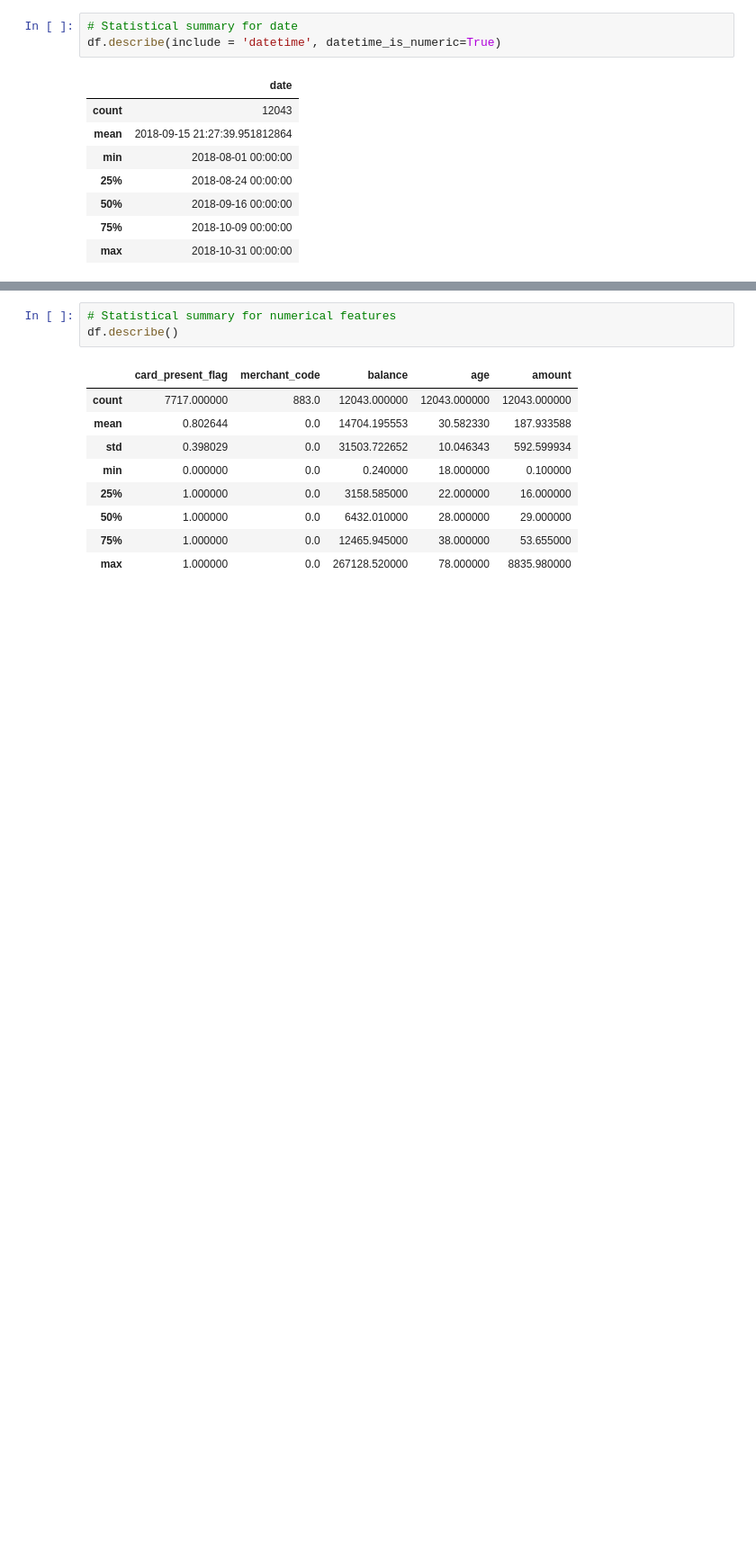
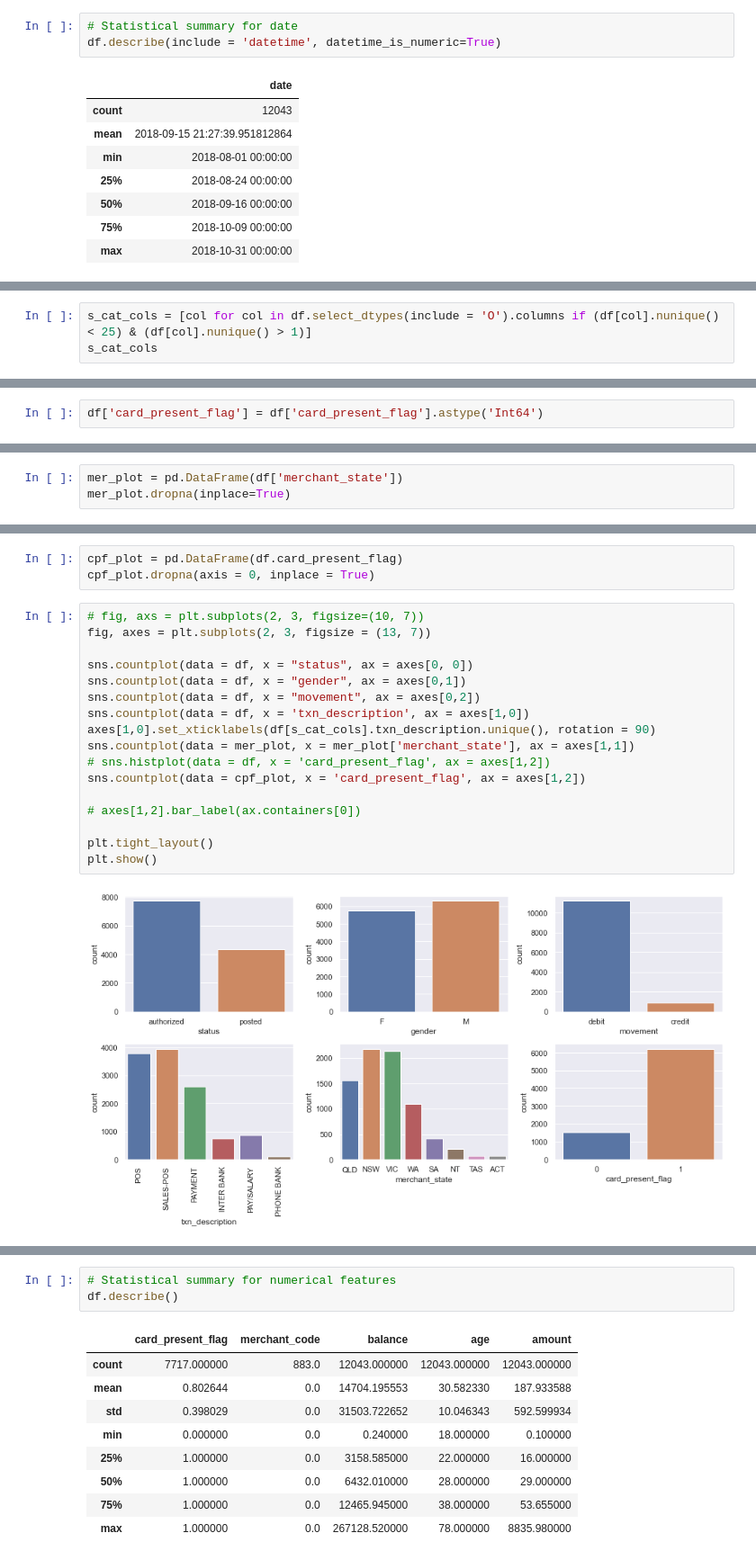
Before and after one commit to slothpunch/Portfolio, a Jupyter notebook: 4. Data@ANZ Virtual Internship Program/1_DataANZ_Virtual_Internship_Program.ipynb, the cells around one changed output, grey strips where cells are left out. Shown at 90% size. Cells and saved outputs as stored; diff of their text form; blank space fills up the shorter version.

```diff
--- a/4. Data@ANZ Virtual Internship Program/1_DataANZ_Virtual_Internship_Program.ipynb
+++ b/4. Data@ANZ Virtual Internship Program/1_DataANZ_Virtual_Internship_Program.ipynb
@@ -220,0 +225,3 @@ df.describe(include = 'object')
+# %%
+s_cat_cols = [col for col in df.select_dtypes(include = 'O').columns if (df[col].nunique() < 25) & (df[col].nunique() > 1)]
+s_cat_cols
@@ -220,0 +237,2 @@ df.describe(include = 'object')
+# %%
+df['card_present_flag'] = df['card_present_flag'].astype('Int64')
@@ -220,0 +241,3 @@ df.describe(include = 'object')
+# %%
+mer_plot = pd.DataFrame(df['merchant_state'])
+mer_plot.dropna(inplace=True)
@@ -220,0 +251,22 @@ df.describe(include = 'object')
+# %%
+cpf_plot = pd.DataFrame(df.card_present_flag)
+cpf_plot.dropna(axis = 0, inplace = True)
+# %%
+# fig, axs = plt.subplots(2, 3, figsize=(10, 7))
+fig, axes = plt.subplots(2, 3, figsize = (13, 7))
+
+sns.countplot(data = df, x = "status", ax = axes[0, 0])
+sns.countplot(data = df, x = "gender", ax = axes[0,1])
+sns.countplot(data = df, x = "movement", ax = axes[0,2])
+sns.countplot(data = df, x = 'txn_description', ax = axes[1,0])
+axes[1,0].set_xticklabels(df[s_cat_cols].txn_description.unique(), rotation = 90)
+sns.countplot(data = mer_plot, x = mer_plot['merchant_state'], ax = axes[1,1])
+# sns.histplot(data = df, x = 'card_present_flag', ax = axes[1,2])
+sns.countplot(data = cpf_plot, x = 'card_present_flag', ax = axes[1,2])
+
+# axes[1,2].bar_label(ax.containers[0])
+
+plt.tight_layout()
+plt.show()
+# %% [output]
+[figure, added]
```
Also changed, not shown: parts of 48 cells of this notebook.
